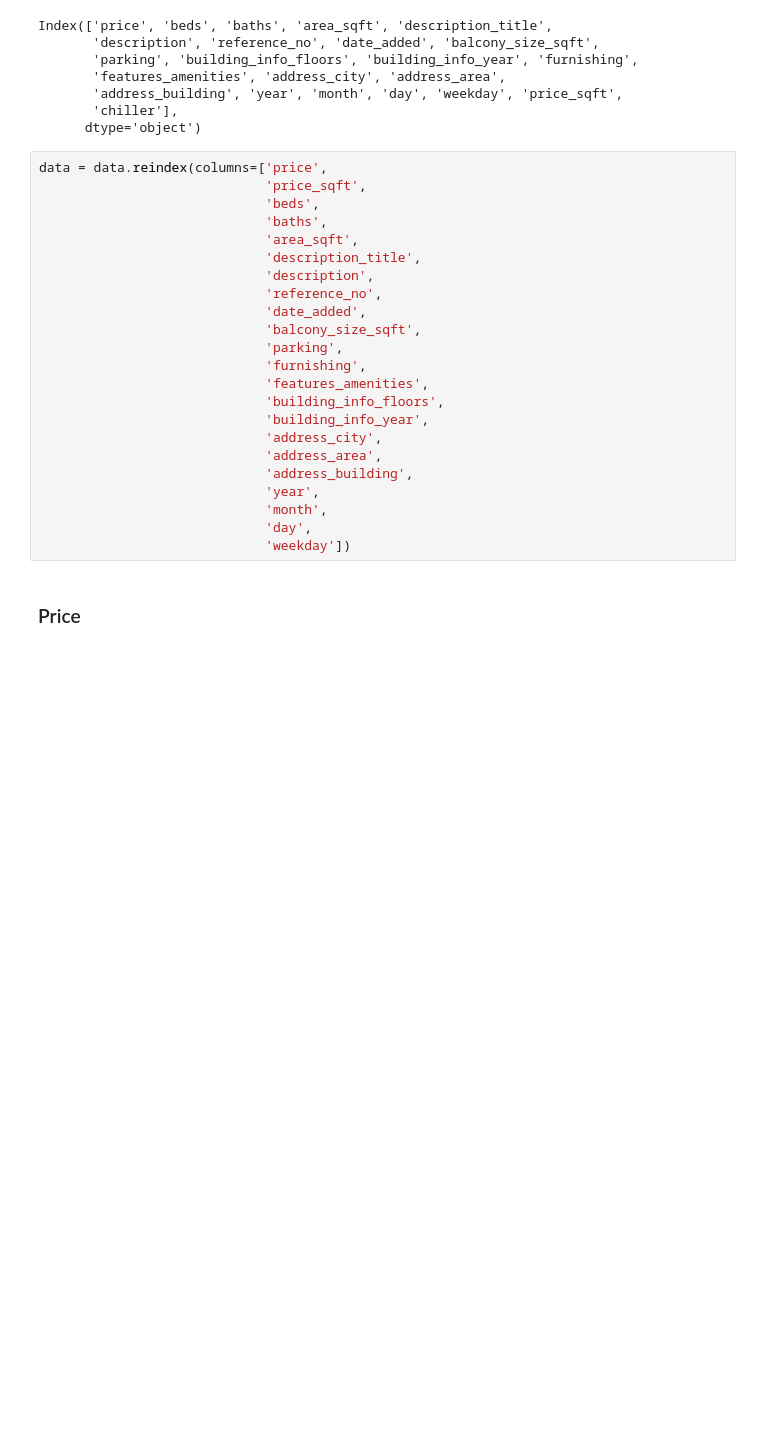
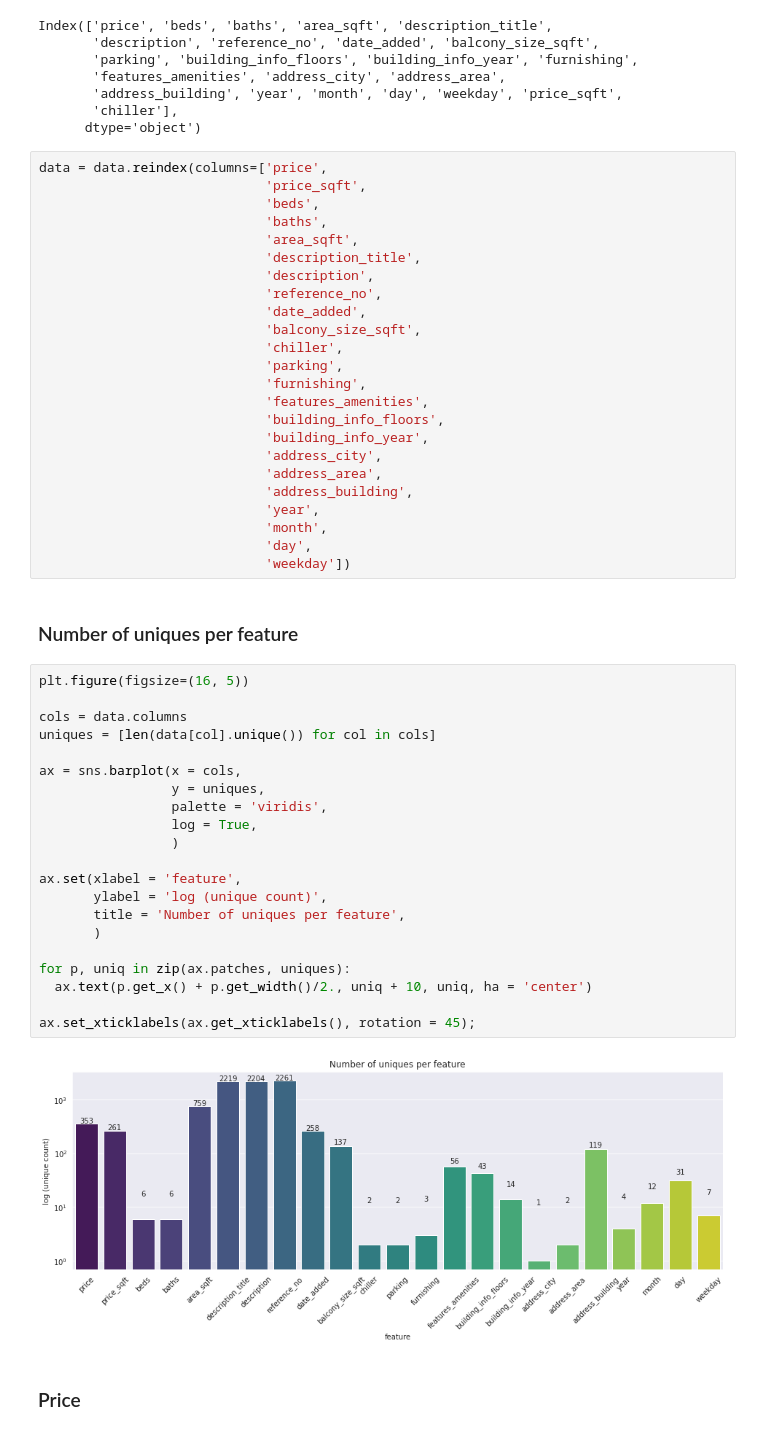
Before and after one commit to imeleges/REMA_Dubai, a Jupyter notebook: bayut_dubai_difc_downtown.ipynb, the cells around one changed output. Saved outputs shown, nothing was run; the diff lists cells and outputs as text; blank space fills up the shorter version.

Commit message:
[barplot] Number of uniques per feature

```diff
--- a/bayut_dubai_difc_downtown.ipynb
+++ b/bayut_dubai_difc_downtown.ipynb
@@ -509,6 +512,7 @@ data = data.reindex(columns=['price',
                              'reference_no',
                              'date_added',
                              'balcony_size_sqft',
+                             'chiller',
                              'parking',
                              'furnishing',
                              'features_amenities',
@@ -521,6 +525,31 @@ data = data.reindex(columns=['price',
                              'month',
                              'day',
                              'weekday'])
+# %% [markdown]
+### Number of uniques per feature
+# %%
+plt.figure(figsize=(16, 5))
+
+cols = data.columns
+uniques = [len(data[col].unique()) for col in cols]
+
+ax = sns.barplot(x = cols,
+                 y = uniques,
+                 palette = 'viridis',
+                 log = True,
+                 )
+
+ax.set(xlabel = 'feature',
+       ylabel = 'log (unique count)',
+       title = 'Number of uniques per feature',
+       )
+
+for p, uniq in zip(ax.patches, uniques):
+  ax.text(p.get_x() + p.get_width()/2., uniq + 10, uniq, ha = 'center')
+
+ax.set_xticklabels(ax.get_xticklabels(), rotation = 45);
+# %% [output]
+[figure, added]
 # %% [markdown]
 ### Price
 # %% [markdown]
```
Also changed, not shown: parts of 7 cells of this notebook.
